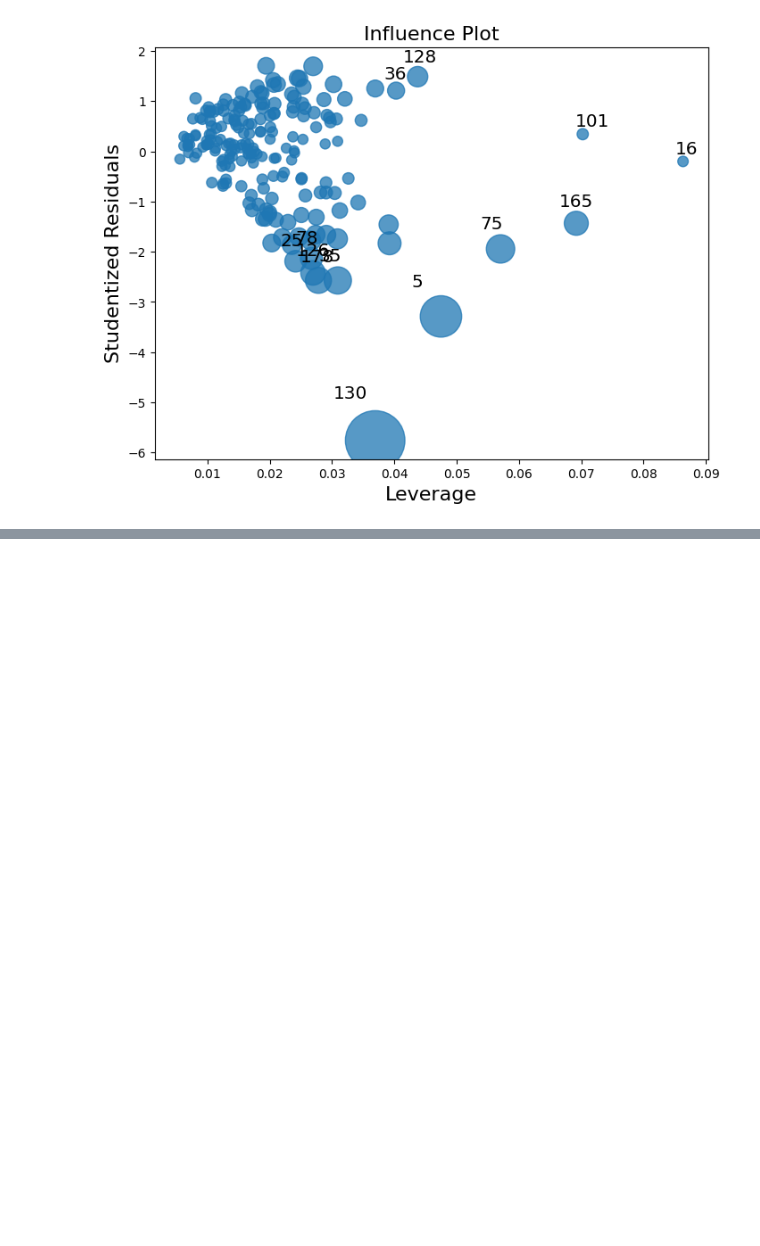
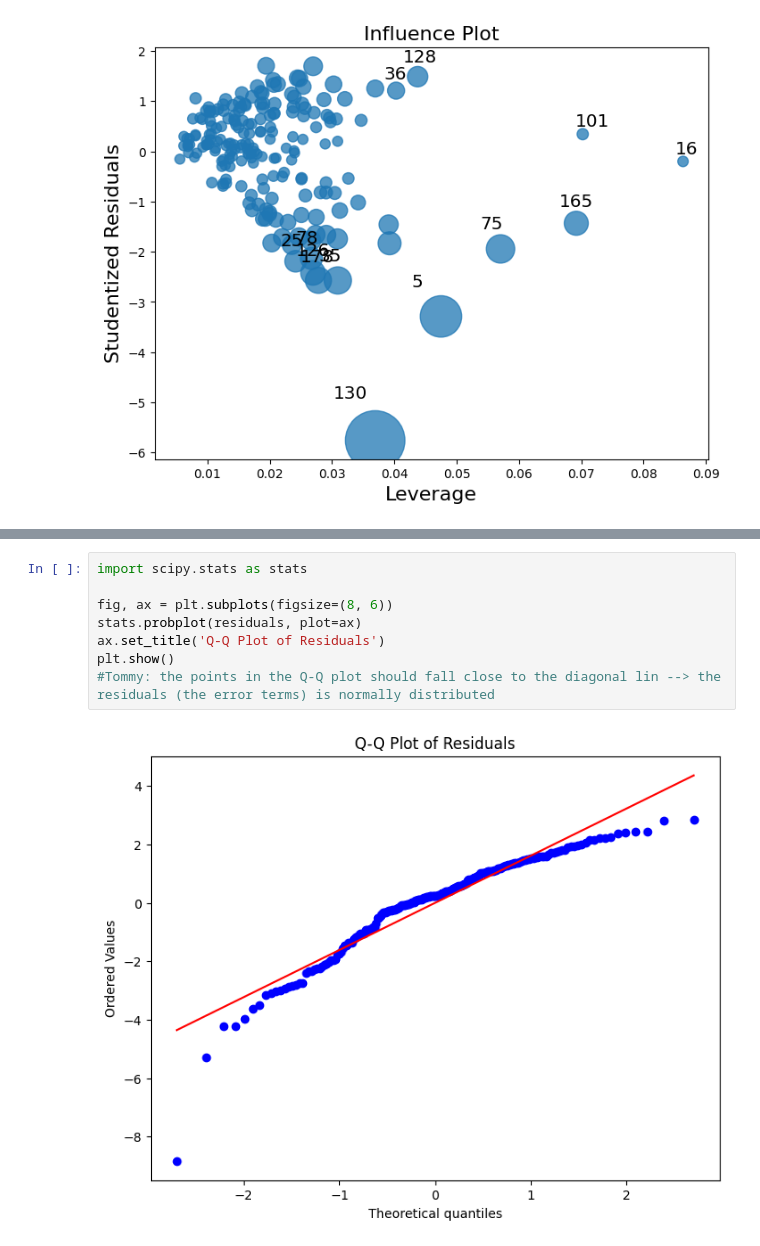
Before and after one commit to tommyly201/regression_project, a Jupyter notebook: class_project.ipynb, the cells around one changed output, grey strips where cells are left out. Drawn from its saved outputs; the diff is of its cells as text; blank space fills up the shorter version.

```diff
--- a/class_project.ipynb
+++ b/class_project.ipynb
@@ -243,0 +255,10 @@ plt.show()
+# %%
+import scipy.stats as stats
+
+fig, ax = plt.subplots(figsize=(8, 6))
+stats.probplot(residuals, plot=ax)
+ax.set_title('Q-Q Plot of Residuals')
+plt.show()
+#Tommy: the points in the Q-Q plot should fall close to the diagonal lin --> the residuals (the error terms) is normally distributed
+# %% [output]
+[figure, added]
```
Also changed, not shown: parts of 3 cells of this notebook.
